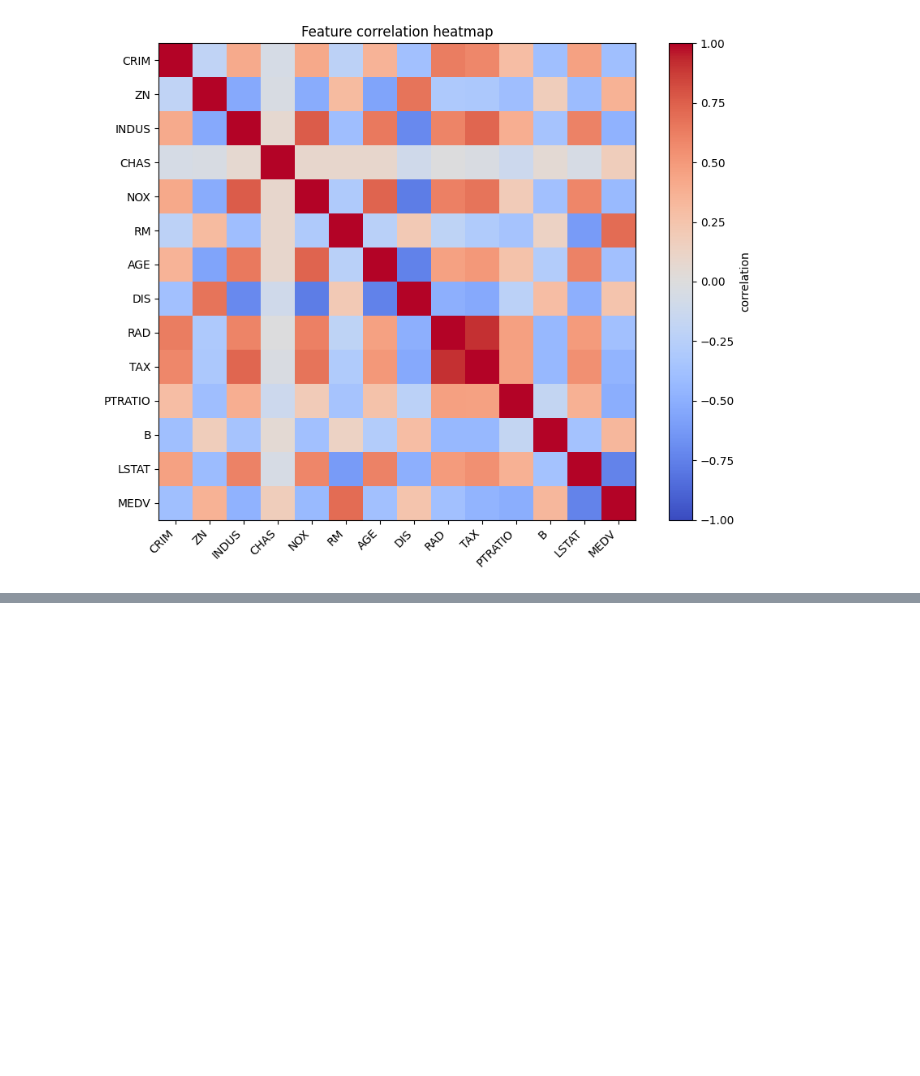
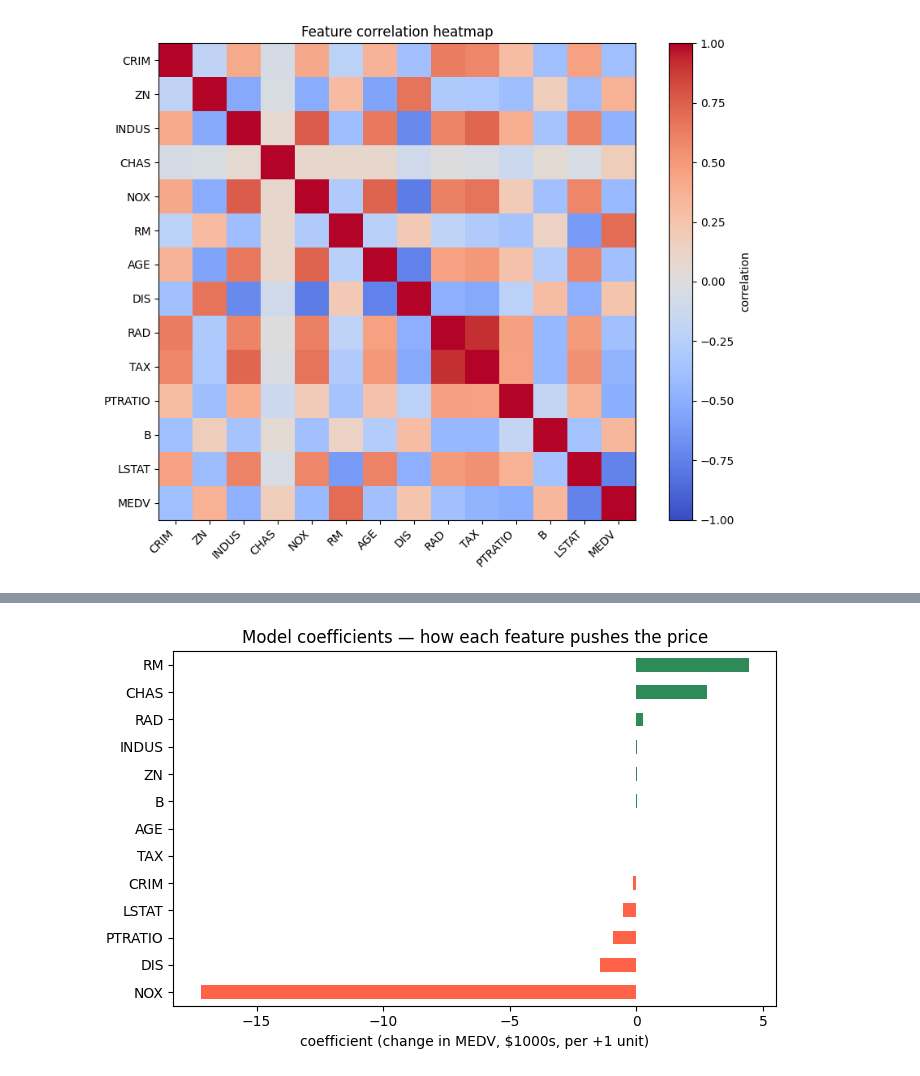
Before and after one commit to meherabmehu/ml-internship-codveda, a Jupyter notebook: level-1-basic/02_linear_regression_house_prices.ipynb, the cells around one changed output, grey strips where cells are left out. Drawn from its saved outputs; the diff is of its cells as text; code cells hidden in the pictures; blank space fills up the shorter version.

```diff
--- a/level-1-basic/02_linear_regression_house_prices.ipynb
+++ b/level-1-basic/02_linear_regression_house_prices.ipynb
@@ -108,0 +154,8 @@ plt.show()
+# %%
+# --- multiple LR: all features ---
+multi = LinearRegression().fit(X_train, y_train)
+
+coef = pd.Series(multi.coef_, index=X.columns).sort_values()
+print(f'intercept: {multi.intercept_:.2f}\n')
+print(pd.DataFrame({'coefficient ($1000s per unit)': multi.coef_.round(3)}, index=X.columns)
+        .sort_values('coefficient ($1000s per unit)', ascending=False))
@@ -108,0 +179,10 @@ plt.show()
+# %%
+plt.figure(figsize=(7, 4.5))
+colors = ['tomato' if v < 0 else 'seagreen' for v in coef]
+coef.plot(kind='barh', color=colors)
+plt.title('Model coefficients — how each feature pushes the price')
+plt.xlabel('coefficient (change in MEDV, $1000s, per +1 unit)')
+plt.tight_layout()
+plt.show()
+# %% [output]
+[figure, added]
```
Also changed, not shown: parts of 5 cells of this notebook.
